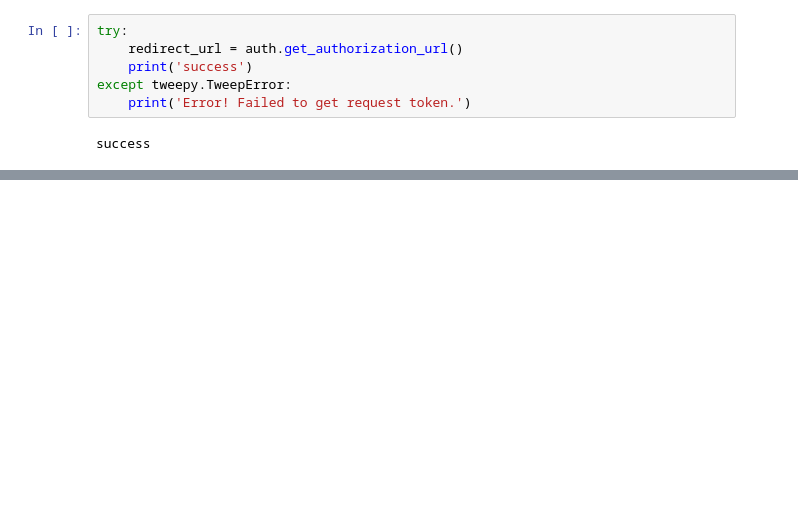
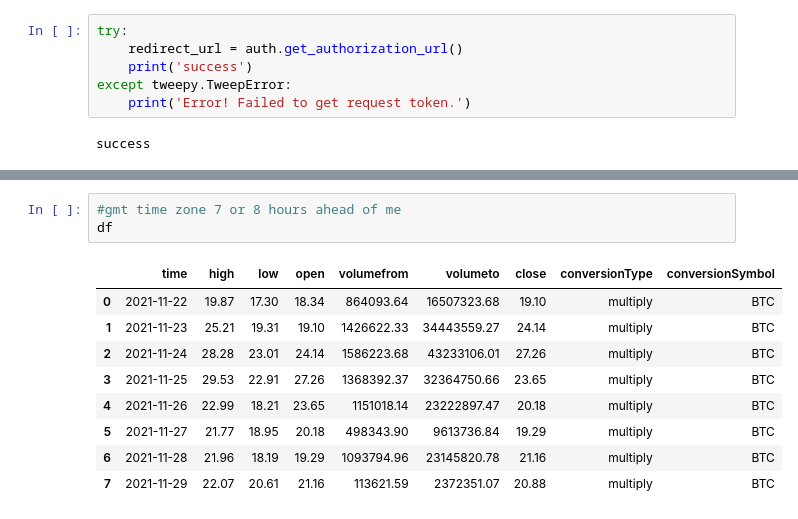
Before and after one commit to julia-claira/crypto, a Jupyter notebook: cy_machine_learn.ipynb, the cells around one changed output, grey strips where cells are left out. Drawn from its saved outputs; the diff is of its cells as text; blank space fills up the shorter version.

```diff
--- a/cy_machine_learn.ipynb
+++ b/cy_machine_learn.ipynb
@@ -158,0 +230,13 @@ tweets
+# %%
+#gmt time zone 7 or 8 hours ahead of me
+df
+# %% [output]
+|  | time | high | low | open | volumefrom | volumeto | close | conversionType | conversionSymbol |
+| 0 | 2021-11-22 | 19.87 | 17.30 | 18.34 | 864093.64 | 16507323.68 | 19.10 | multiply | BTC |
+| 1 | 2021-11-23 | 25.21 | 19.31 | 19.10 | 1426622.33 | 34443559.27 | 24.14 | multiply | BTC |
+| 2 | 2021-11-24 | 28.28 | 23.01 | 24.14 | 1586223.68 | 43233106.01 | 27.26 | multiply | BTC |
+| 3 | 2021-11-25 | 29.53 | 22.91 | 27.26 | 1368392.37 | 32364750.66 | 23.65 | multiply | BTC |
+| 4 | 2021-11-26 | 22.99 | 18.21 | 23.65 | 1151018.14 | 23222897.47 | 20.18 | multiply | BTC |
+| 5 | 2021-11-27 | 21.77 | 18.95 | 20.18 | 498343.90 | 9613736.84 | 19.29 | multiply | BTC |
+| 6 | 2021-11-28 | 21.96 | 18.19 | 19.29 | 1093794.96 | 23145820.78 | 21.16 | multiply | BTC |
+| 7 | 2021-11-29 | 22.07 | 20.61 | 21.16 | 113621.59 | 2372351.07 | 20.88 | multiply | BTC |
```
Also changed, not shown: parts of 32 cells of this notebook.
